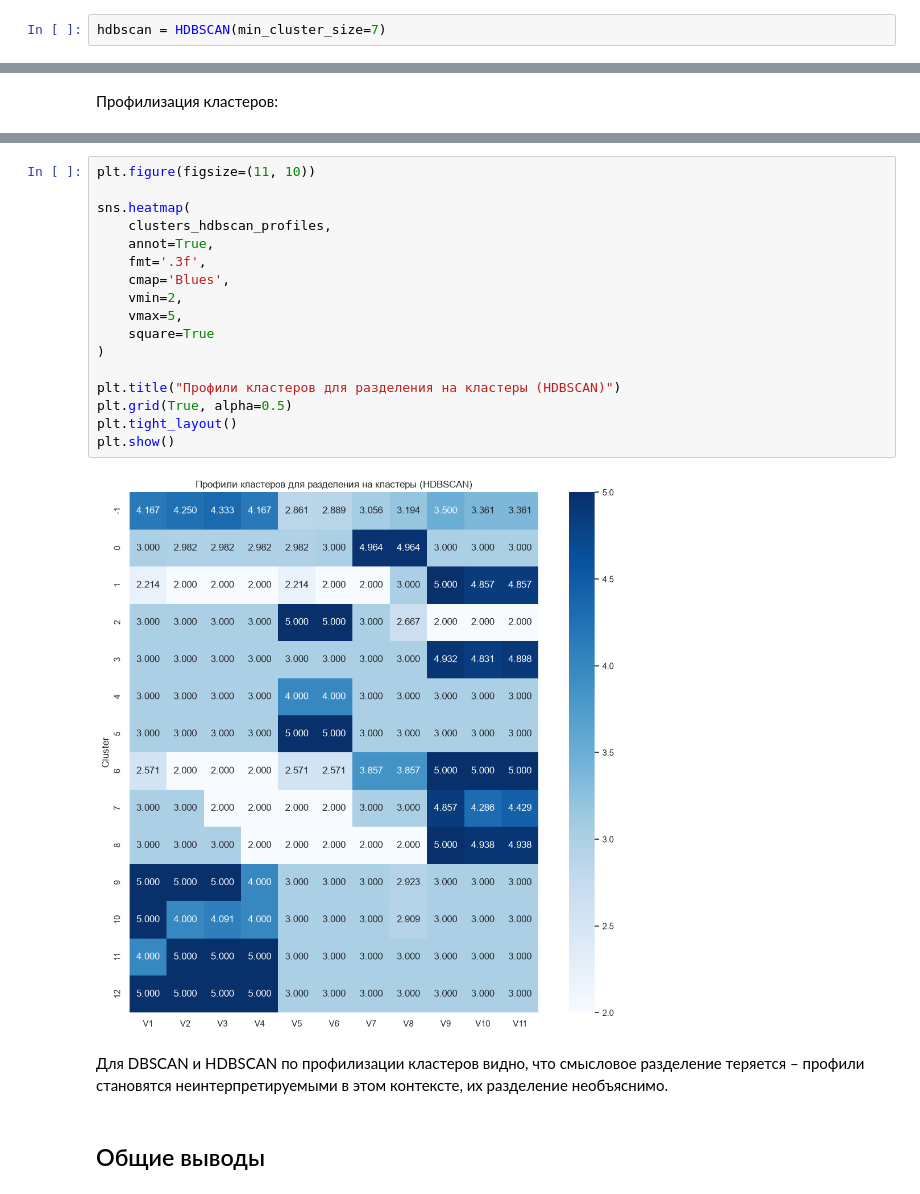
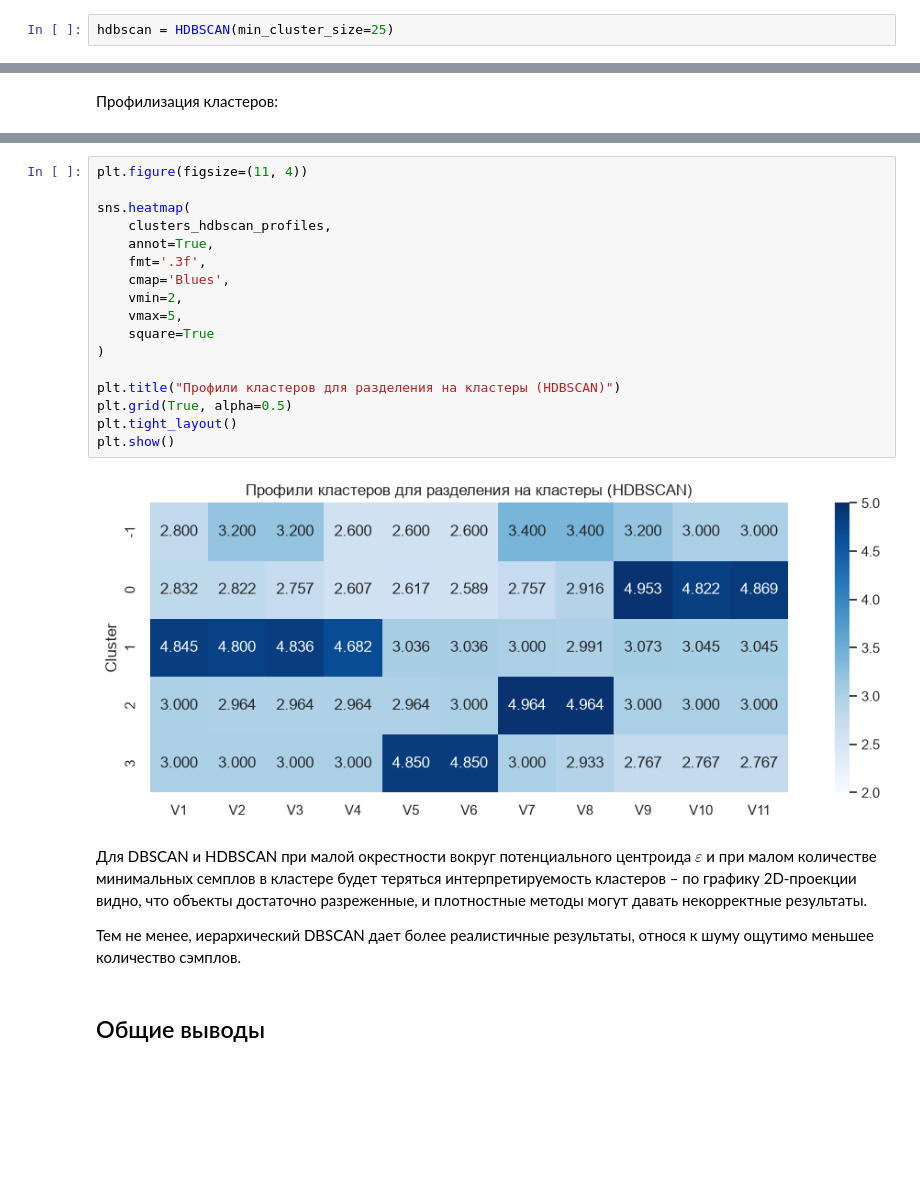
Before and after one commit to kkinzzza/data-analysis-labs, a Jupyter notebook: lab_1-3/lab_1-3.ipynb, the cells around one changed output, grey strips where cells are left out. Saved outputs shown, nothing was run; the diff lists cells and outputs as text; blank space fills up the shorter version.

```diff
--- a/lab_1-3/lab_1-3.ipynb
+++ b/lab_1-3/lab_1-3.ipynb
@@ -633,7 +669,7 @@ plt.show()
 # %% [markdown]
 Проверим также метод HDBSCAN:
 # %%
-hdbscan = HDBSCAN(min_cluster_size=7)
+hdbscan = HDBSCAN(min_cluster_size=25)
 # %%
 hdbscan_pred = hdbscan.fit_predict(data)
 # %%
@@ -699,24 +726,26 @@ clusters_hdbscan_profiles.round(3)
 # %%
-plt.figure(figsize=(11, 10))
+plt.figure(figsize=(11, 4))
 
 sns.heatmap(
     clusters_hdbscan_profiles,
     annot=True,
     fmt='.3f',
     cmap='Blues',
     vmin=2,
     vmax=5,
     square=True
 )
 
 plt.title("Профили кластеров для разделения на кластеры (HDBSCAN)")
 plt.grid(True, alpha=0.5)
 plt.tight_layout()
 plt.show()
 # %% [output]
-[figure, old version]
+[figure, new version]
 # %% [markdown]
-Для DBSCAN и HDBSCAN по профилизации кластеров видно, что смысловое разделение теряется – профили становятся неинтерпретируемыми в этом контексте, их разделение необъяснимо.
+Для DBSCAN и HDBSCAN при малой окрестности вокруг потенциального центроида $\varepsilon$ и при малом количестве минимальных семплов в кластере будет теряться интерпретируемость кластеров – по графику 2D-проекции видно, что объекты достаточно разреженные, и плотностные методы могут давать некорректные результаты.
+
+Тем не менее, иерархический DBSCAN дает более реалистичные результаты, относя к шуму ощутимо меньшее количество сэмплов.
 # %% [markdown]
 ## Общие выводы
 # %% [markdown]
```
Also changed, not shown: parts of 13 cells of this notebook.
